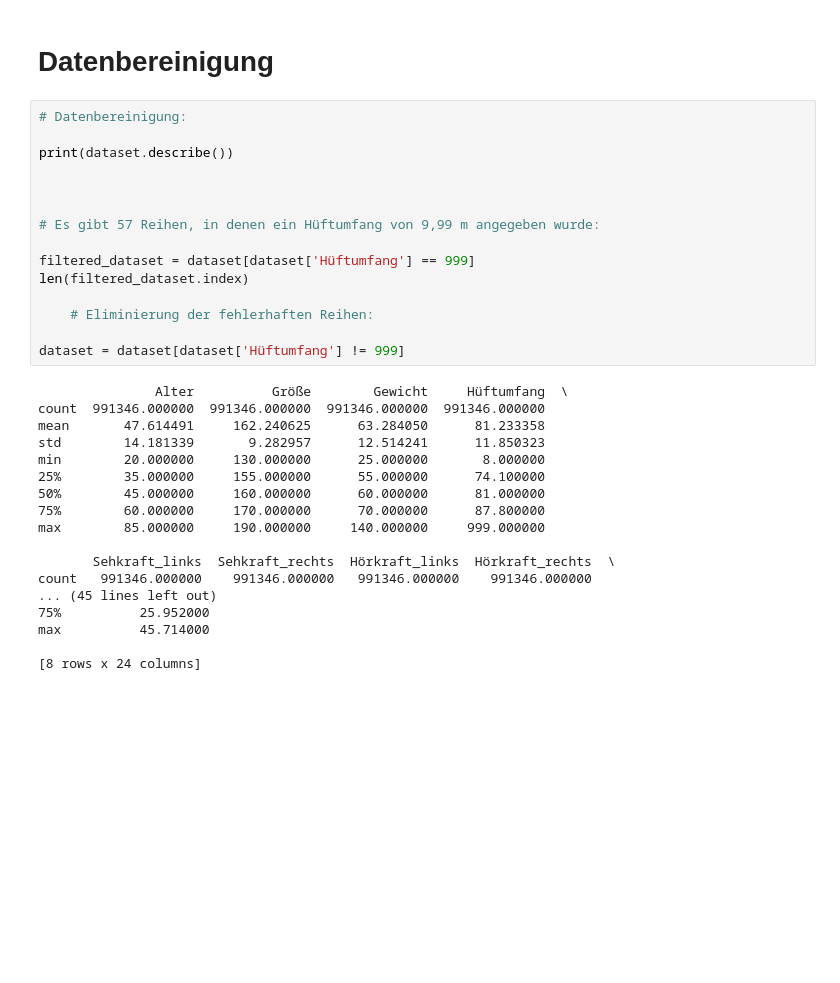
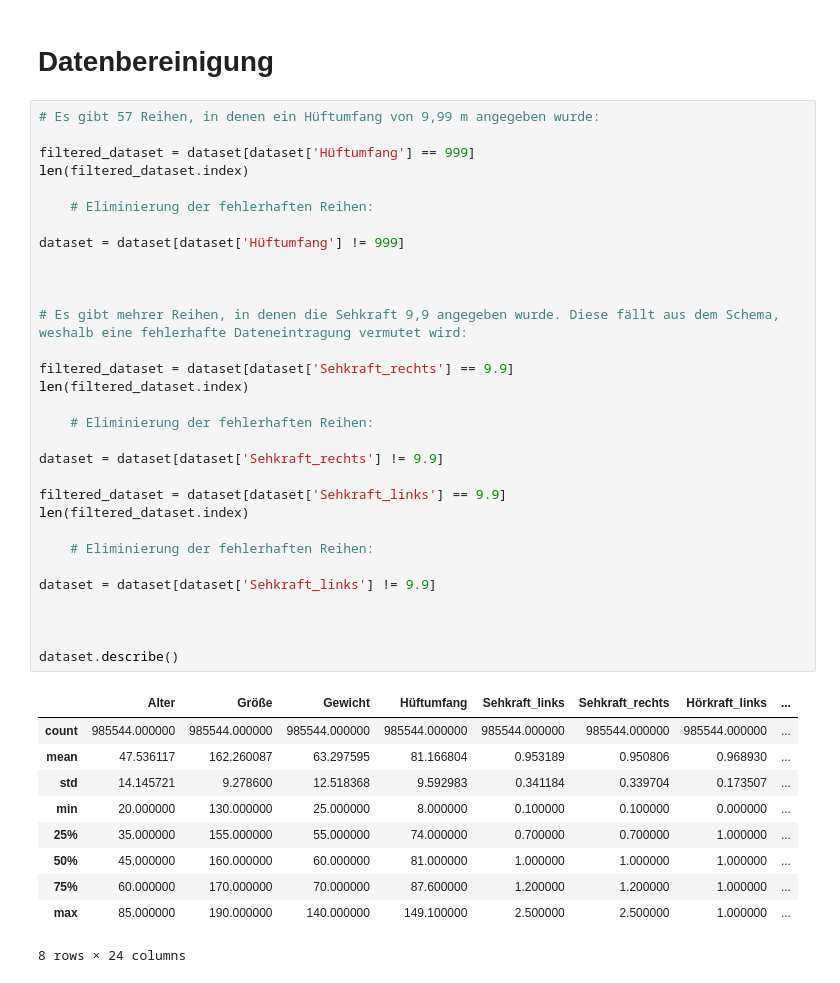
Before and after one commit to SebastianGrab/DataAnalyticsWS23-24, a Jupyter notebook: Projektarbeit/Projektarbeit_Grab_Klöble_Ricker.ipynb, the cells around one changed output. Saved outputs shown, nothing was run; the diff lists cells and outputs as text; blank space fills up the shorter version.

```diff
--- a/Projektarbeit/Projektarbeit_Grab_Klöble_Ricker.ipynb
+++ b/Projektarbeit/Projektarbeit_Grab_Klöble_Ricker.ipynb
@@ -126,35 +126,44 @@ Auffällige Datenpunkte:
 # %% [markdown]
 # Datenbereinigung
 # %%
-# Datenbereinigung:
-
-print(dataset.describe())
-
-
-
 # Es gibt 57 Reihen, in denen ein Hüftumfang von 9,99 m angegeben wurde:
 
 filtered_dataset = dataset[dataset['Hüftumfang'] == 999]
 len(filtered_dataset.index)
 
     # Eliminierung der fehlerhaften Reihen:
 
 dataset = dataset[dataset['Hüftumfang'] != 999]
+
+
+
+# Es gibt mehrer Reihen, in denen die Sehkraft 9,9 angegeben wurde. Diese fällt aus dem Schema, weshalb eine fehlerhafte Dateneintragung vermutet wird:
+
+filtered_dataset = dataset[dataset['Sehkraft_rechts'] == 9.9]
+len(filtered_dataset.index)
+
+    # Eliminierung der fehlerhaften Reihen:
+
+dataset = dataset[dataset['Sehkraft_rechts'] != 9.9]
+
+filtered_dataset = dataset[dataset['Sehkraft_links'] == 9.9]
+len(filtered_dataset.index)
+
+    # Eliminierung der fehlerhaften Reihen:
+
+dataset = dataset[dataset['Sehkraft_links'] != 9.9]
+
+
+
+dataset.describe()
 # %% [output]
+|  | Alter | Größe | Gewicht | Hüftumfang | Sehkraft_links | Sehkraft_rechts | Hörkraft_links | ... |
+| count | 985544.000000 | 985544.000000 | 985544.000000 | 985544.000000 | 985544.000000 | 985544.000000 | 985544.000000 | ... |
+| mean | 47.536117 | 162.260087 | 63.297595 | 81.166804 | 0.953189 | 0.950806 | 0.968930 | ... |
+| std | 14.145721 | 9.278600 | 12.518368 | 9.592983 | 0.341184 | 0.339704 | 0.173507 | ... |
+| min | 20.000000 | 130.000000 | 25.000000 | 8.000000 | 0.100000 | 0.100000 | 0.000000 | ... |
+| 25% | 35.000000 | 155.000000 | 55.000000 | 74.000000 | 0.700000 | 0.700000 | 1.000000 | ... |
+| 50% | 45.000000 | 160.000000 | 60.000000 | 81.000000 | 1.000000 | 1.000000 | 1.000000 | ... |
+| 75% | 60.000000 | 170.000000 | 70.000000 | 87.600000 | 1.200000 | 1.200000 | 1.000000 | ... |
+| max | 85.000000 | 190.000000 | 140.000000 | 149.100000 | 2.500000 | 2.500000 | 1.000000 | ... |
-               Alter          Größe        Gewicht     Hüftumfang  \
-count  991346.000000  991346.000000  991346.000000  991346.000000
-mean       47.614491     162.240625      63.284050      81.233358
-std        14.181339       9.282957      12.514241      11.850323
-min        20.000000     130.000000      25.000000       8.000000
-25%        35.000000     155.000000      55.000000      74.100000
-50%        45.000000     160.000000      60.000000      81.000000
-75%        60.000000     170.000000      70.000000      87.800000
-max        85.000000     190.000000     140.000000     999.000000
-
-       Sehkraft_links  Sehkraft_rechts  Hörkraft_links  Hörkraft_rechts  \
-count   991346.000000    991346.000000   991346.000000    991346.000000
-... (45 lines left out)
-75%          25.952000
-max          45.714000
-
-[8 rows x 24 columns]
+8 rows × 24 columns
```
